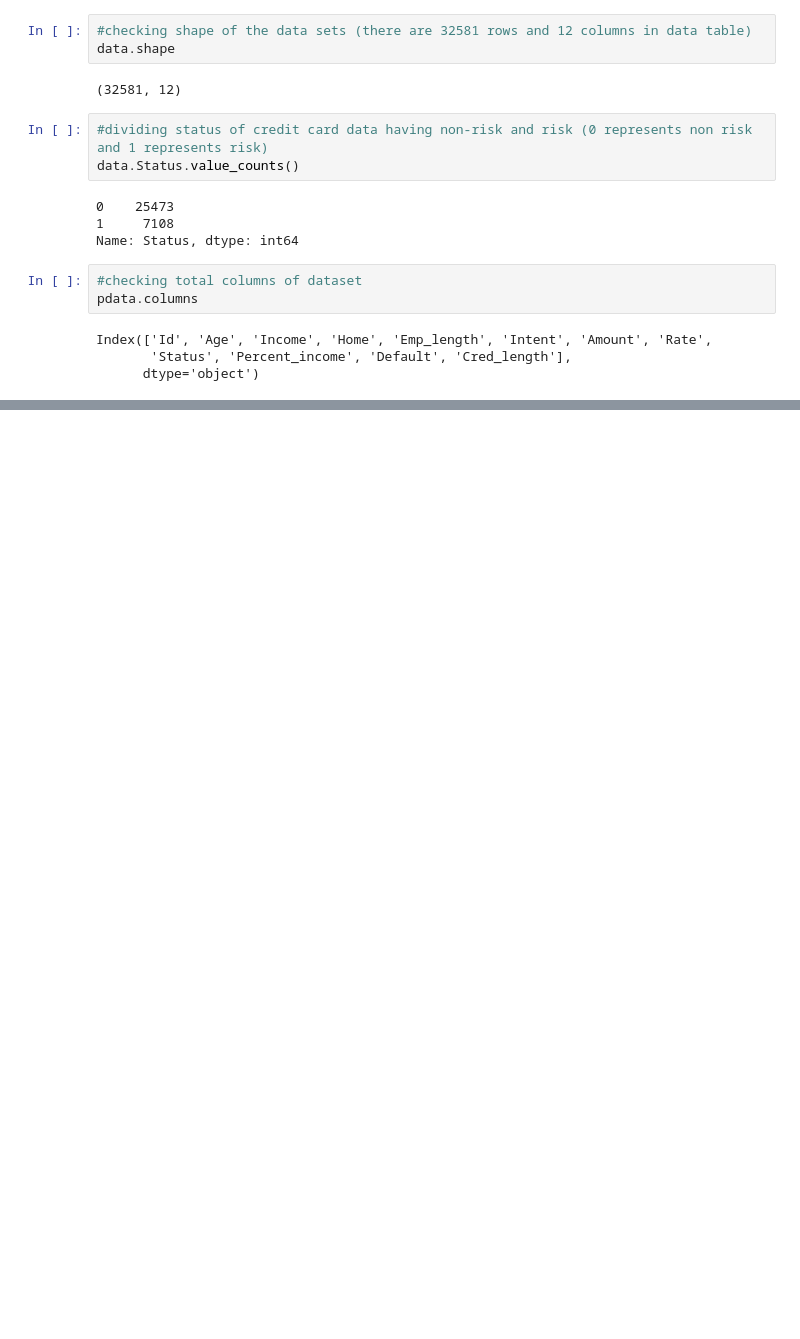
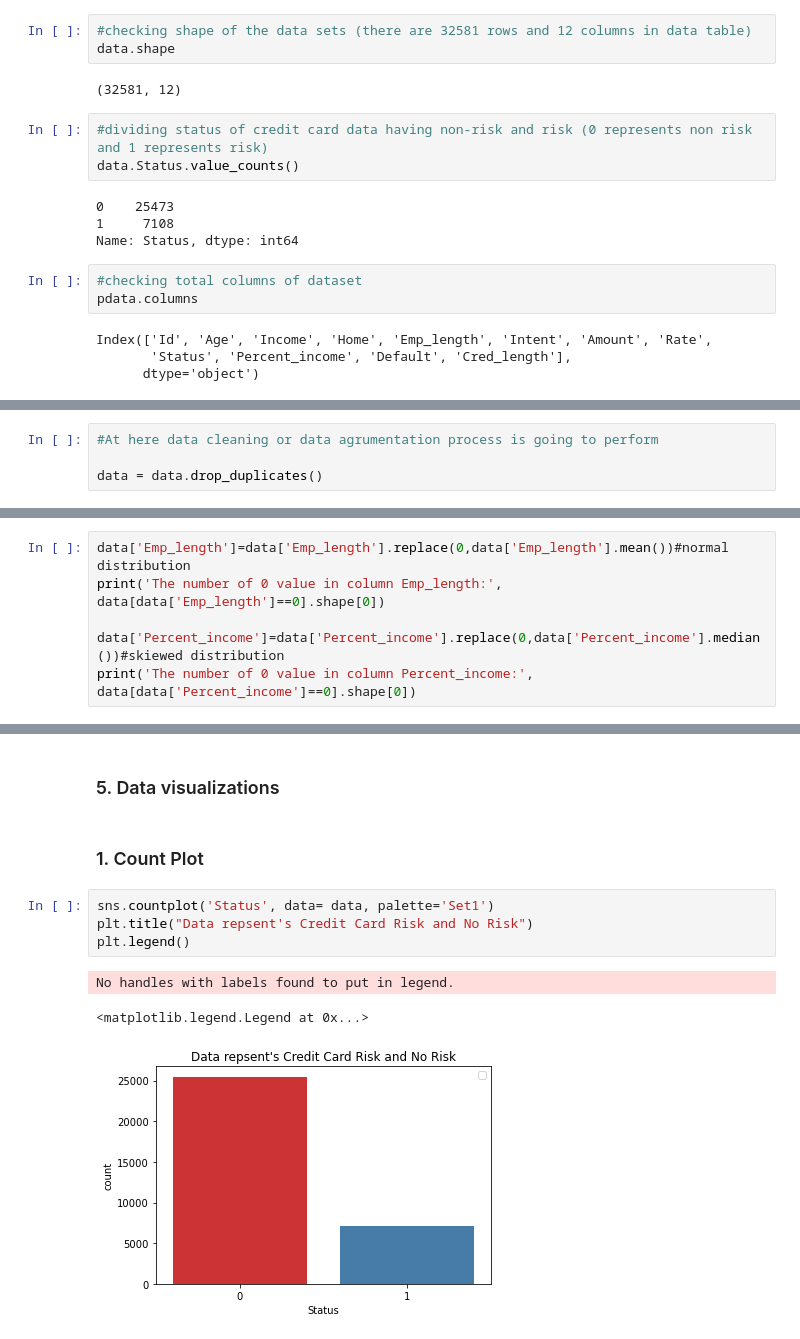
Before and after one commit to pradeepkhadka505/Skilearn-MachineLearning, a Jupyter notebook: Pandas_DataAnalysis/Cradit_Card_RiskAnalyis.ipynb, the cells around one changed output, grey strips where cells are left out. Cells and saved outputs as stored; diff of their text form; blank space fills up the shorter version.

Commit message:
Data visulizations

```diff
--- a/Pandas_DataAnalysis/Cradit_Card_RiskAnalyis.ipynb
+++ b/Pandas_DataAnalysis/Cradit_Card_RiskAnalyis.ipynb
@@ -149,0 +151,4 @@ Index(['Id', 'Age', 'Income', 'Home', 'Emp_length', 'Intent', 'Amount', 'Rate',
+# %%
+#At here data cleaning or data agrumentation process is going to perform
+
+data = data.drop_duplicates()
@@ -149,0 +184,6 @@ Index(['Id', 'Age', 'Income', 'Home', 'Emp_length', 'Intent', 'Amount', 'Rate',
+# %%
+data['Emp_length']=data['Emp_length'].replace(0,data['Emp_length'].mean())#normal distribution
+print('The number of 0 value in column Emp_length:', data[data['Emp_length']==0].shape[0])
+
+data['Percent_income']=data['Percent_income'].replace(0,data['Percent_income'].median())#skiewed distribution
+print('The number of 0 value in column Percent_income:', data[data['Percent_income']==0].shape[0])
@@ -149,0 +205,12 @@ Index(['Id', 'Age', 'Income', 'Home', 'Emp_length', 'Intent', 'Amount', 'Rate',
+# %% [markdown]
+### 5. Data visualizations
+# %% [markdown]
+### 1. Count Plot
+# %%
+sns.countplot('Status', data= data, palette='Set1')
+plt.title("Data repsent's Credit Card Risk and No Risk")
+plt.legend()
+# %% [output]
+No handles with labels found to put in legend.
+<matplotlib.legend.Legend at 0x...>
+[figure, added]
```
Also changed, not shown: parts of 9 cells of this notebook.
